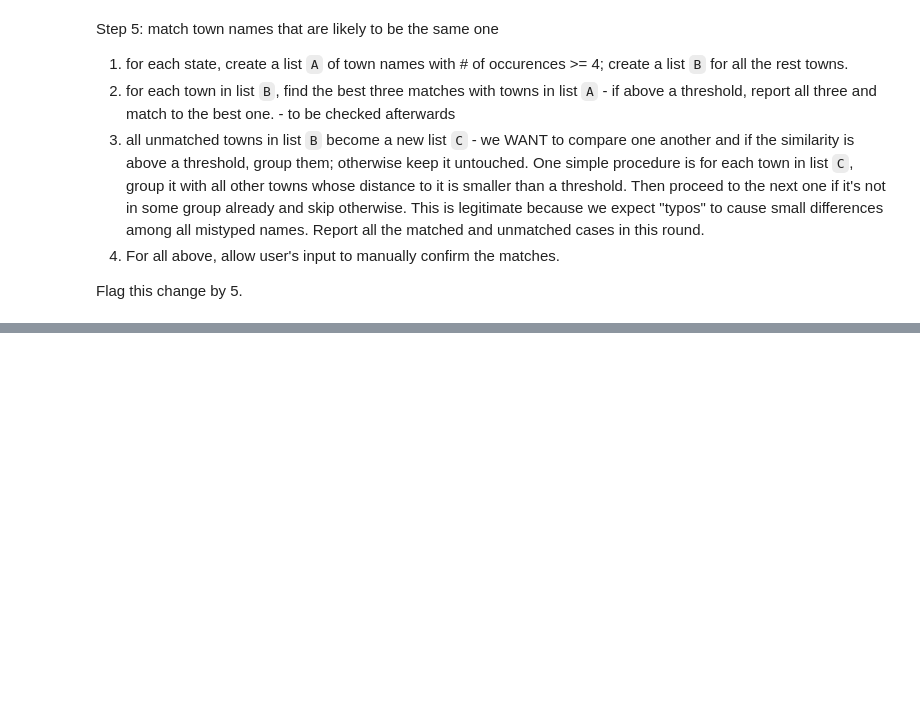
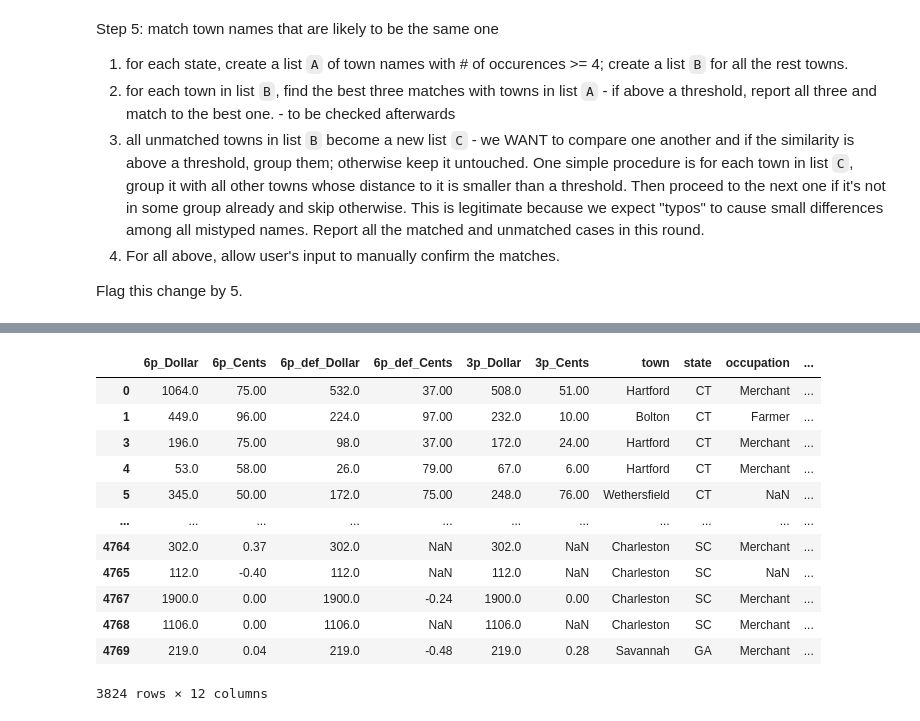
Before and after one commit to davidch2020/SPEOC-pt-1, a Jupyter notebook: S2022/Jiacheng's work/cleaning_town.ipynb, the cells around one changed output, grey strips where cells are left out. Drawn from its saved outputs; the diff is of its cells as text; code cells hidden in the pictures; blank space fills up the shorter version.

```diff
--- a/S2022/Jiacheng's work/cleaning_town.ipynb
+++ b/S2022/Jiacheng's work/cleaning_town.ipynb
@@ -278,0 +366,16 @@ Candidate group: ['Tyringham MA', 'Tyringham ']
+# %%
+ASD_rest
+# %% [output]
+|  | 6p_Dollar | 6p_Cents | 6p_def_Dollar | 6p_def_Cents | 3p_Dollar | 3p_Cents | town | state | occupation | ... |
+| 0 | 1064.0 | 75.00 | 532.0 | 37.00 | 508.0 | 51.00 | Hartford | CT | Merchant | ... |
+| 1 | 449.0 | 96.00 | 224.0 | 97.00 | 232.0 | 10.00 | Bolton | CT | Farmer | ... |
+| 3 | 196.0 | 75.00 | 98.0 | 37.00 | 172.0 | 24.00 | Hartford | CT | Merchant | ... |
+| 4 | 53.0 | 58.00 | 26.0 | 79.00 | 67.0 | 6.00 | Hartford | CT | Merchant | ... |
+| 5 | 345.0 | 50.00 | 172.0 | 75.00 | 248.0 | 76.00 | Wethersfield | CT | NaN | ... |
+| ... | ... | ... | ... | ... | ... | ... | ... | ... | ... | ... |
+| 4764 | 302.0 | 0.37 | 302.0 | NaN | 302.0 | NaN | Charleston | SC | Merchant | ... |
+| 4765 | 112.0 | -0.40 | 112.0 | NaN | 112.0 | NaN | Charleston | SC | NaN | ... |
+| 4767 | 1900.0 | 0.00 | 1900.0 | -0.24 | 1900.0 | 0.00 | Charleston | SC | Merchant | ... |
+| 4768 | 1106.0 | 0.00 | 1106.0 | NaN | 1106.0 | NaN | Charleston | SC | Merchant | ... |
+| 4769 | 219.0 | 0.04 | 219.0 | -0.48 | 219.0 | 0.28 | Savannah | GA | Merchant | ... |
+3824 rows × 12 columns
```
Also changed, not shown: parts of 9 cells of this notebook.
